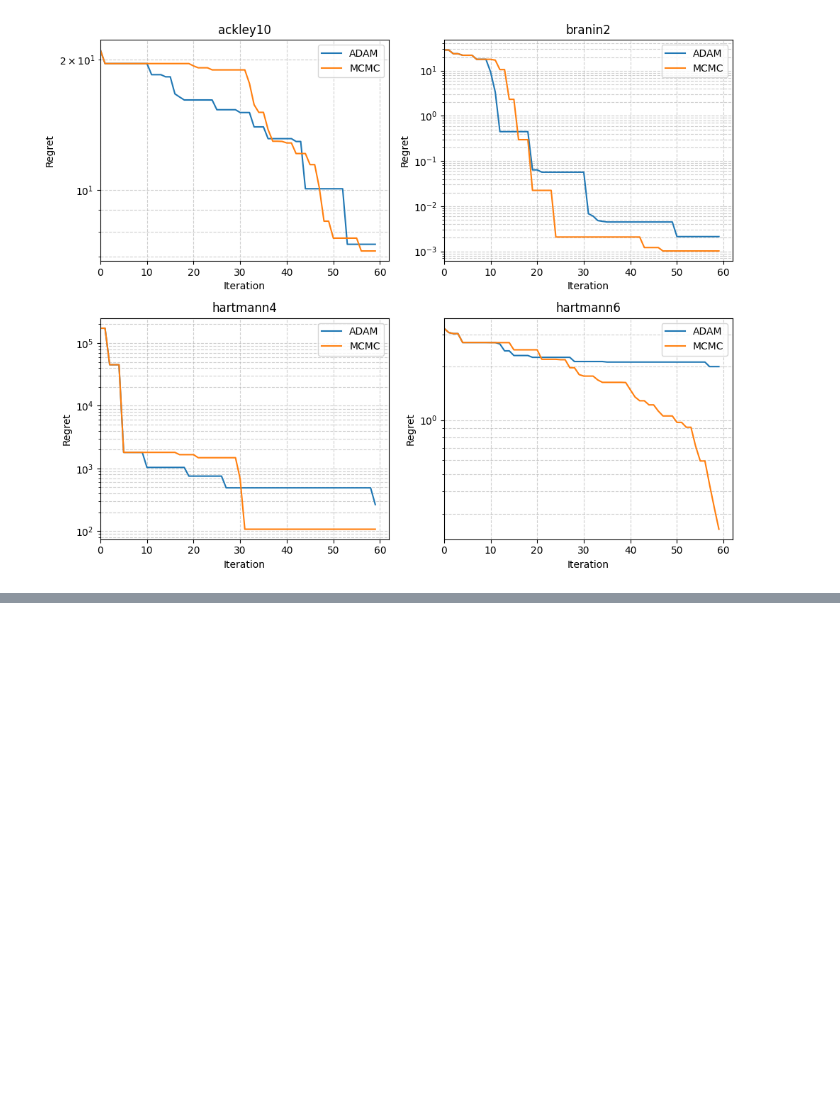
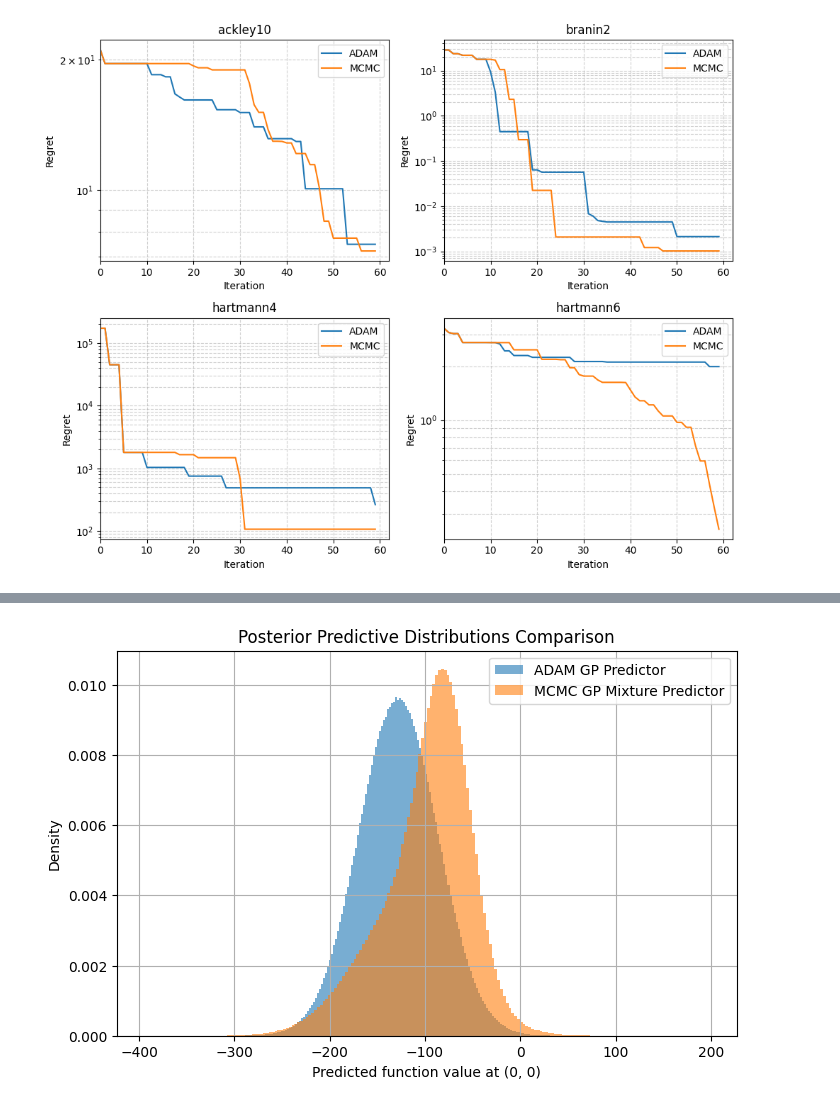
Before and after one commit to sean-parry/bosmc, a Jupyter notebook: ADAM_vs_MCMC.ipynb, the cells around one changed output, grey strips where cells are left out. Saved outputs shown, nothing was run; the diff lists cells and outputs as text; code cells hidden in the pictures; blank space fills up the shorter version.

```diff
--- a/ADAM_vs_MCMC.ipynb
+++ b/ADAM_vs_MCMC.ipynb
@@ -372,0 +433,21 @@ The graphed results loosely support existing literature that a bayesian treatmen
+# %%
+x_star = torch.tensor([[0.0, 15.0]], device=MODEL_DEVICE)
+gp_posterior = gp.posterior(x_star)
+mcmc_posterior = mcmc_gp.posterior(x_star)
+
+# Draw samples from each posterior
+n_samples = 5000000
+gp_samples = gp_posterior.rsample(torch.Size([n_samples])).cpu().detach().numpy().flatten()
+mcmc_smaples = mcmc_posterior.rsample(torch.Size([n_samples])).cpu().detach().numpy().flatten()
+# %%
+plt.figure(figsize=(8,5))
+plt.hist(gp_samples, bins=200, alpha=0.6, label='ADAM GP Predictor', density=True)
+plt.hist(mcmc_smaples, bins=200, alpha=0.6, label='MCMC GP Mixture Predictor', density=True)
+plt.xlabel("Predicted function value at (0, 0)")
+plt.ylabel("Density")
+plt.title("Posterior Predictive Distributions Comparison")
+plt.legend()
+plt.grid(True)
+plt.show()
+# %% [output]
+[figure, added]
```
Also changed, not shown: parts of 17 cells of this notebook, 1 other file.
